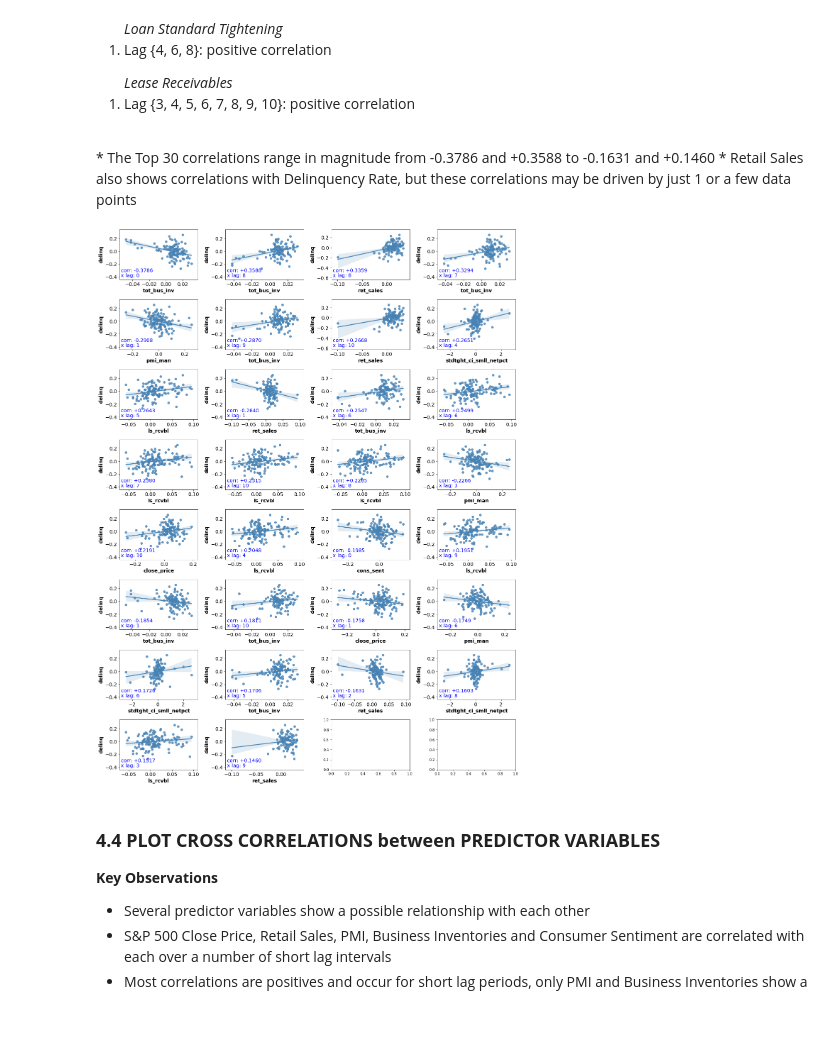
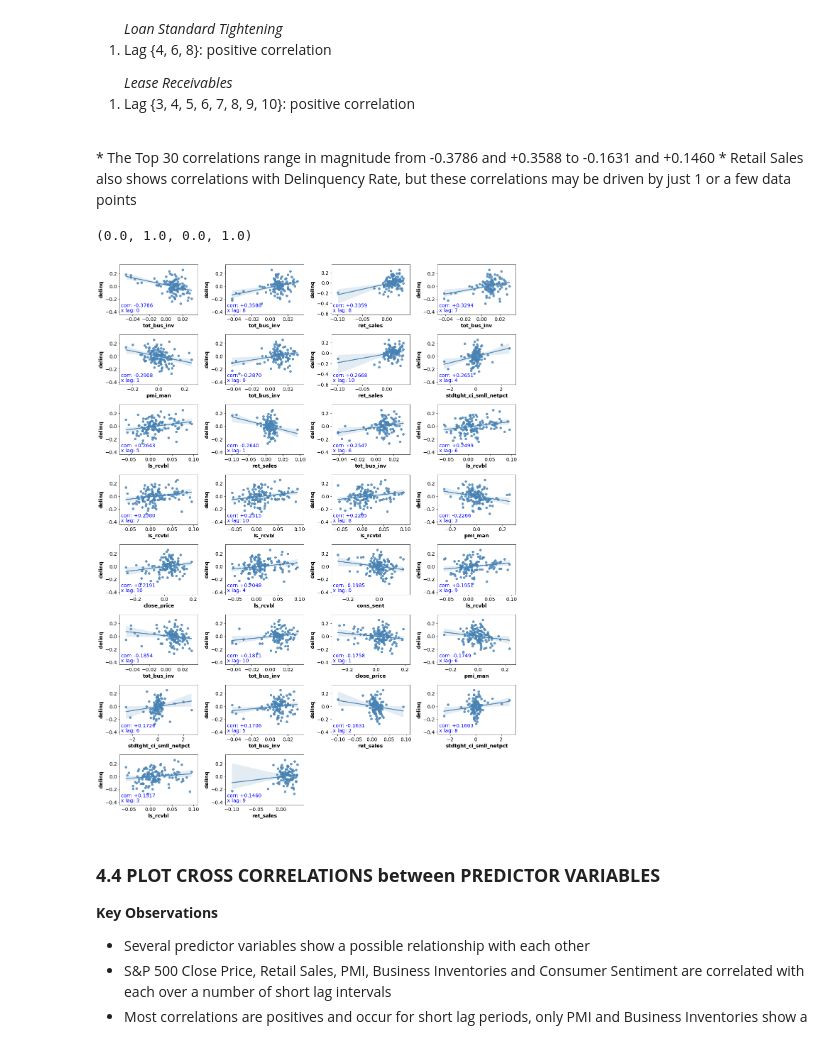
Before and after one commit to gskalski267/springboard, a Jupyter notebook: Capstone_Project_2/notebooks/Cap2_Exploratory_Data_Analysis.ipynb, the cells around one changed output. Saved outputs shown, nothing was run; the diff lists cells and outputs as text; code cells hidden in the pictures.

```diff
--- a/Capstone_Project_2/notebooks/Cap2_Exploratory_Data_Analysis.ipynb
+++ b/Capstone_Project_2/notebooks/Cap2_Exploratory_Data_Analysis.ipynb
@@ -36,6 +36,6 @@ from operator import itemgetter
 # %%
 #load from pickle file
-df_full = pd.read_pickle('../raw_data/df_delinq_merged.pkl')
+df_full = pd.read_pickle('../data/df_delinq_merged.pkl')
 # %%
 #preview data
 print(df_full.info())
@@ -402,34 +405,42 @@ for idx04, row04 in df_lndif01_corr[is_yvar_resp_topK].sort_values('xy_corr_ygrp
     x_data04 = df_lndif01_subsets[xy_subset_idx04][x_col_nm04].shift(periods=x_lag04,axis=0)
     y_data04 = df_lndif01_subsets[xy_subset_idx04][y_col_nm04]
 
     #plot
     ct01 = ct01 + 1
     axes04_n = axes04_flt[ct01]
     sns.regplot(ax=axes04_n,x=x_data04,y=y_data04,color='steelblue')
     axes04_n.set_xlabel(x_col_nm04, fontsize=14.0, fontweight='bold')
     axes04_n.tick_params(axis='x', labelsize=14)
     axes04_n.set_ylabel(y_col_nm04, fontsize=14.0, fontweight='bold')
     axes04_n.tick_params(axis='y', labelsize=14)
 
     #annotate scatter plot
     x_lim_rng04 = axes04_n.get_xlim()[1] - axes04_n.get_xlim()[0]
     y_lim_rng04 = axes04_n.get_ylim()[1] - axes04_n.get_ylim()[0]
     axes04_n.set_ylim(axes04_n.get_ylim()[0] - 0.25*y_lim_rng04,axes04_n.get_ylim()[1] + 0.10*y_lim_rng04)
     axes04_n.set_xlim(axes04_n.get_xlim()[0] - 0.10*x_lim_rng04,axes04_n.get_xlim()[1] + 0.10*x_lim_rng04)
 
     x_lim_rng04 = axes04_n.get_xlim()[1] - axes04_n.get_xlim()[0]
     y_lim_rng04 = axes04_n.get_ylim()[1] - axes04_n.get_ylim()[0]
     x_text04 = axes04_n.get_xlim()[0] + 0.02*x_lim_rng04
     y_lag04 = axes04_n.get_ylim()[0] + 0.05*y_lim_rng04
     y_corr04 = axes04_n.get_ylim()[0] + 0.15*y_lim_rng04
 
     lag_text04 = 'x lag: ' + '{:d}'.format(x_lag04)
     corr_text04 = 'corr: ' + '{:+.4f}'.format(xy_corr04)
 
     axes04_n.text(x_text04, y_lag04, lag_text04, fontsize=14.0, color='blue')
     axes04_n.text(x_text04, y_corr04, corr_text04, fontsize=14.0, color='blue')
+
+
+#remove two unused subplots
+ct01 = ct01 + 1
+axes04_flt[ct01].axis("off")
+ct01 = ct01 + 1
+axes04_flt[ct01].axis("off")
 # %% [output]
+(0.0, 1.0, 0.0, 1.0)
-[figure, old version]
+[figure, new version]
 # %% [markdown]
 ### <b>4.4 PLOT CROSS CORRELATIONS between PREDICTOR VARIABLES</b>
 <b>Key Observations</b><br>
```
Also changed, not shown: parts of 13 cells of this notebook.
